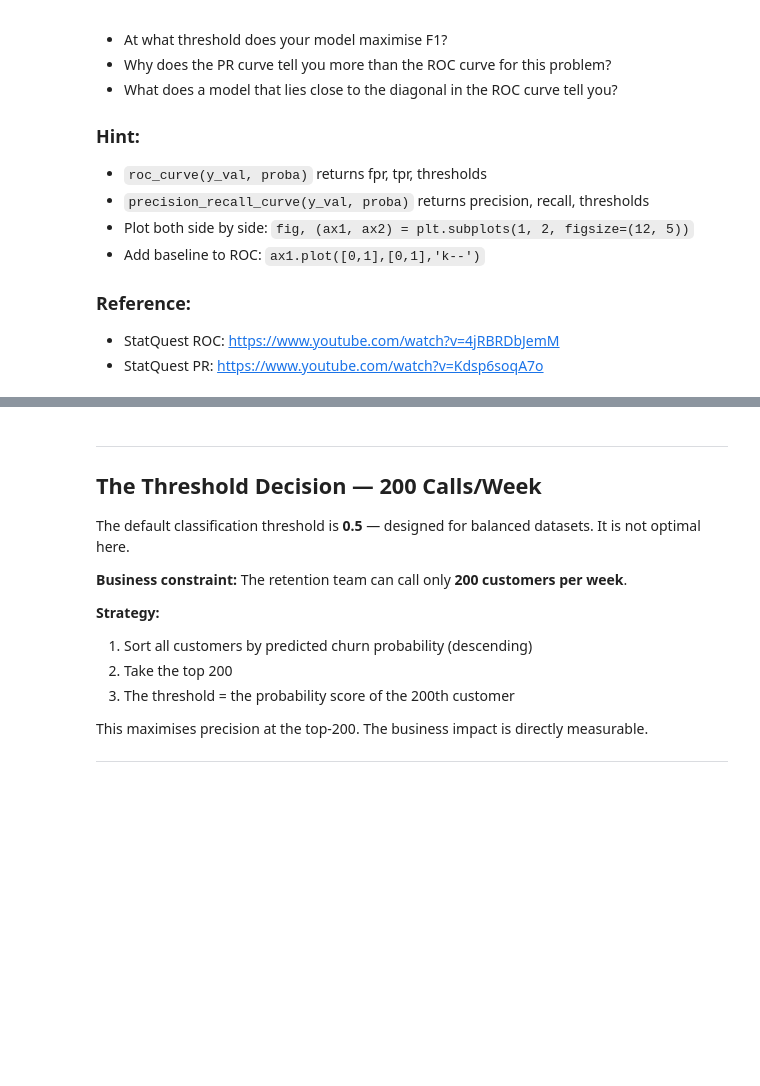
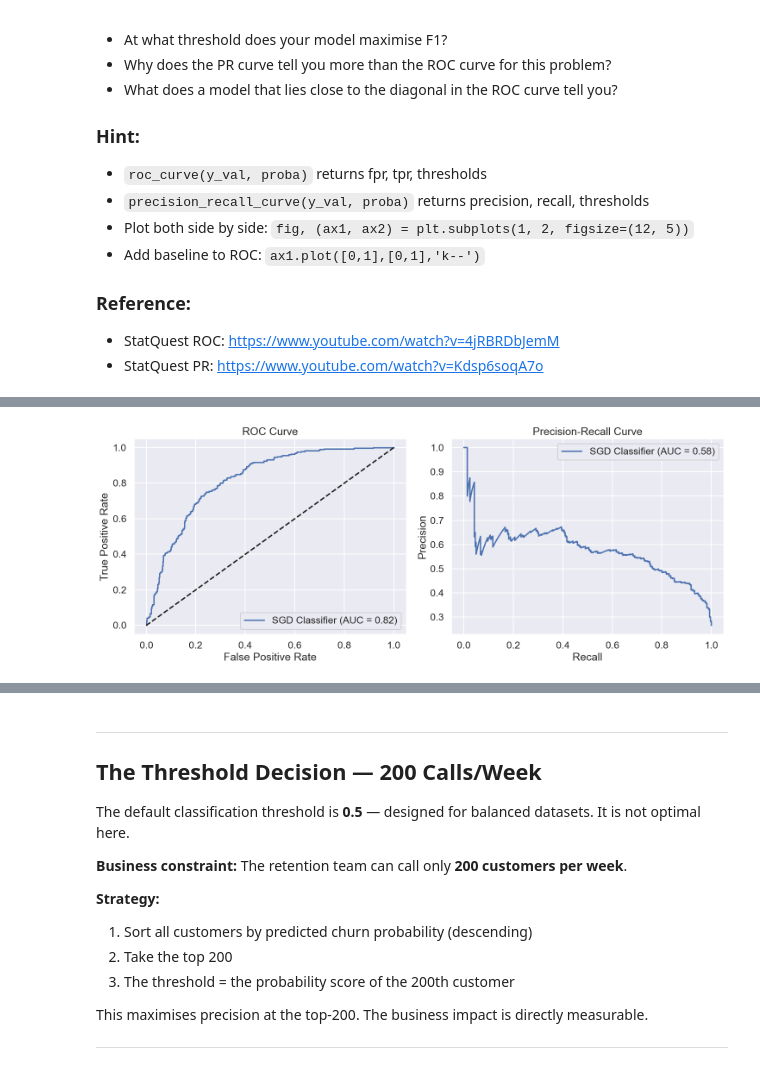
Before and after one commit to omgchan/AIF-WEEK4, a Jupyter notebook: model/W4_Linear_Models_Assignment.ipynb, the cells around one changed output, grey strips where cells are left out. Saved outputs shown, nothing was run; the diff lists cells and outputs as text; code cells hidden in the pictures; blank space fills up the shorter version.

```diff
--- a/model/W4_Linear_Models_Assignment.ipynb
+++ b/model/W4_Linear_Models_Assignment.ipynb
@@ -440,11 +443,16 @@ X_train, X_temp, y_train, y_temp = train_test_split(X, y, test_size=0.3, stratif
 X_test, X_val, y_test, y_val = train_test_split(X_temp, y_temp, test_size=0.5, stratify=y_temp, random_state=42)
 # %%
 # your code here
-le = LabelEncoder()
+from sklearn.preprocessing import LabelEncoder
+le_dict = {}
 for col in X_train.select_dtypes(include='object'):
+    le = LabelEncoder()
     X_train[col] = le.fit_transform(X_train[col])
     X_test[col] = le.transform(X_test[col])
+    X_val[col] = le.transform(X_val[col])
+    le_dict[col] = le
 
 scaler = StandardScaler()
-X_train = scaler.fit_transform(X_train)
-X_test = scaler.transform(X_test)
+X_train_scaled = scaler.fit_transform(X_train)
+X_val_scaled = scaler.transform(X_val)
+X_test_scaled = scaler.transform(X_test)
@@ -573,0 +711,39 @@ Plot ROC curves and Precision-Recall curves for your models.
+# %%
+# your code here
+from sklearn.metrics import (roc_curve, precision_recall_curve, auc)
+
+fig, ax = plt.subplots(1,2, figsize=(15, 6))
+
+for name, model in models.items():
+    if hasattr(model, "predict_proba"):
+        scores = model.predict_proba(X_val_scaled)[:, 1]
+    else:
+        scores = model.decision_function(X_val_scaled)
+
+fpr, tpr, _ = roc_curve(y_val, scores)
+roc_auc = auc(fpr, tpr)
+ax[0].plot(fpr, tpr, label=f"{name} (AUC = {roc_auc:.2f})")
+
+precision, recall, _ = precision_recall_curve(y_val, scores)
+pr_auc = auc(recall, precision)
+ax[1].plot(recall, precision, label=f"{name} (AUC = {pr_auc:.2f})")
+
+
+#ROC
+ax[0].plot([0, 1], [0, 1], 'k--')
+ax[0].set_title('ROC Curve')
+ax[0].set_xlabel('False Positive Rate')
+ax[0].set_ylabel('True Positive Rate')
+ax[0].legend()
+
+
+#PR
+ax[1].set_title('Precision-Recall Curve')
+ax[1].set_xlabel('Recall')
+ax[1].set_ylabel('Precision')
+ax[1].legend()
+
+plt.tight_layout()
+plt.show()
+# %% [output]
+[figure, added]
```
Also changed, not shown: parts of 19 cells of this notebook, 2 other files.
